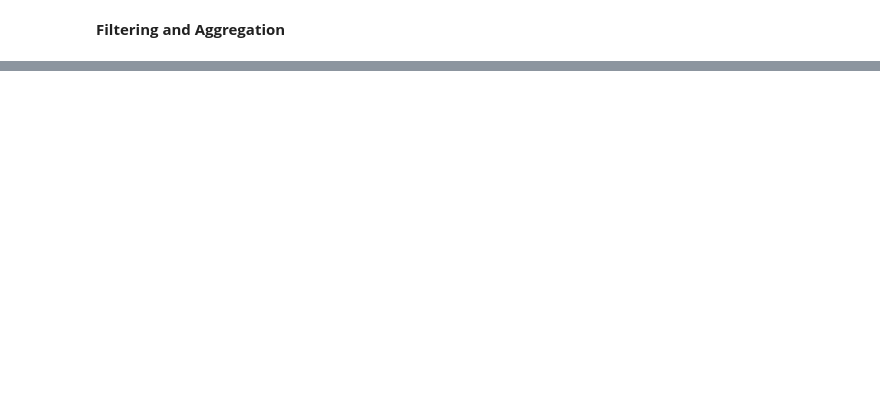
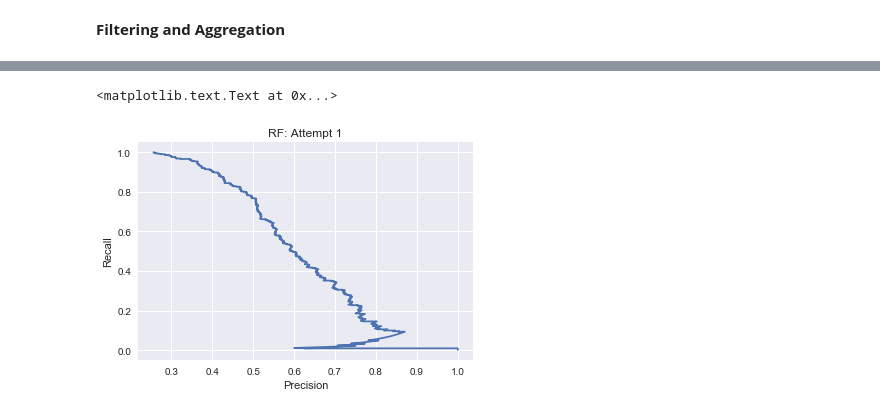
Before and after one commit to leem99/mcnulty, a Jupyter notebook: explorer_milb_batter_data.ipynb, the cells around one changed output, grey strips where cells are left out. Cells and saved outputs as stored; diff of their text form; code cells hidden in the pictures; blank space fills up the shorter version.

```diff
--- a/explorer_milb_batter_data.ipynb
+++ b/explorer_milb_batter_data.ipynb
@@ -193,0 +309,11 @@ batter_seasons_total
+# %%
+prec, recall, thresholds = metrics.precision_recall_curve(
+    y1_test,pred_proba1[:,1])
+# %%
+plt.plot(prec[0:-1], recall[0:-1])
+plt.xlabel('Precision')
+plt.ylabel('Recall')
+plt.title('RF: Attempt 1')
+# %% [output]
+<matplotlib.text.Text at 0x...>
+[figure, added]
```
Also changed, not shown: parts of 32 cells of this notebook.
